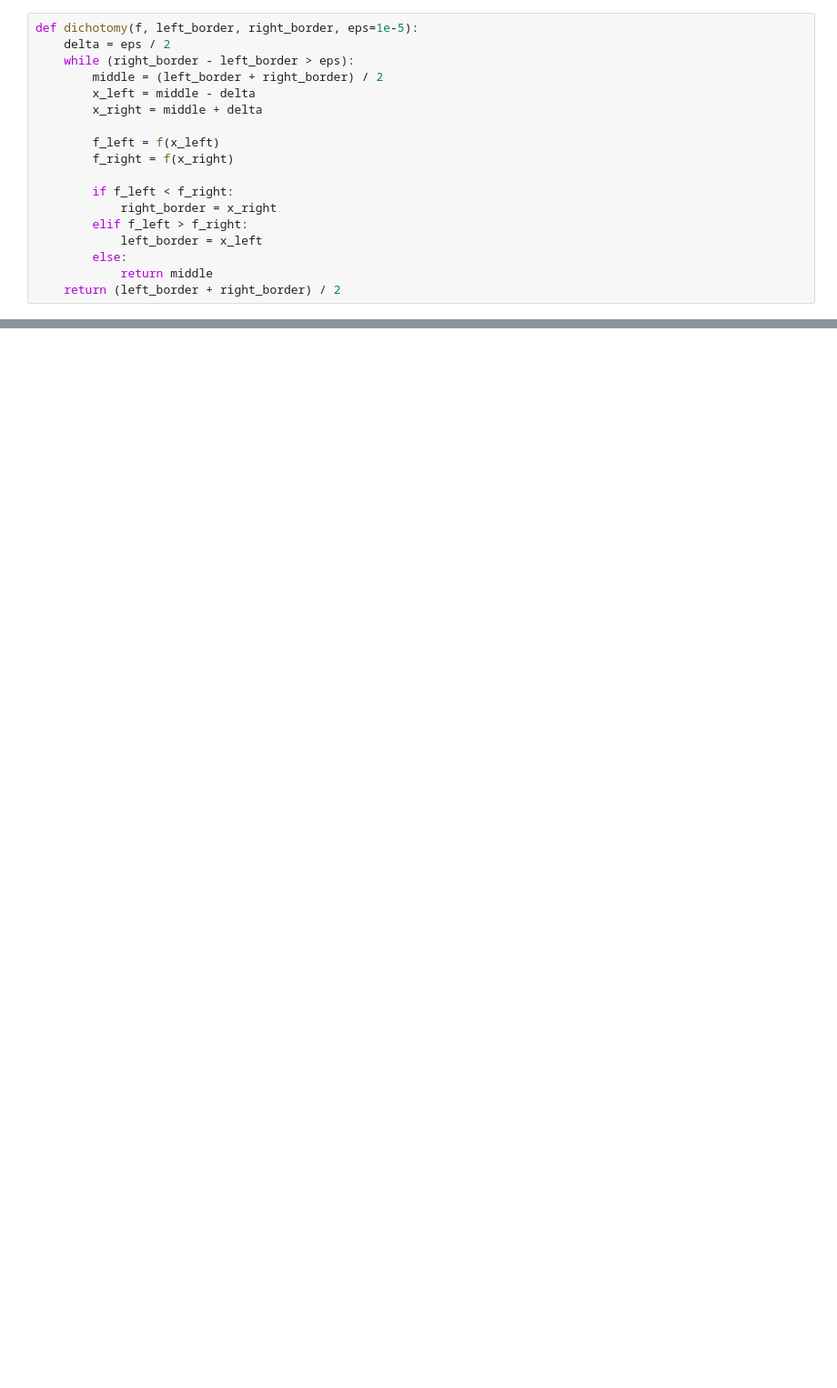
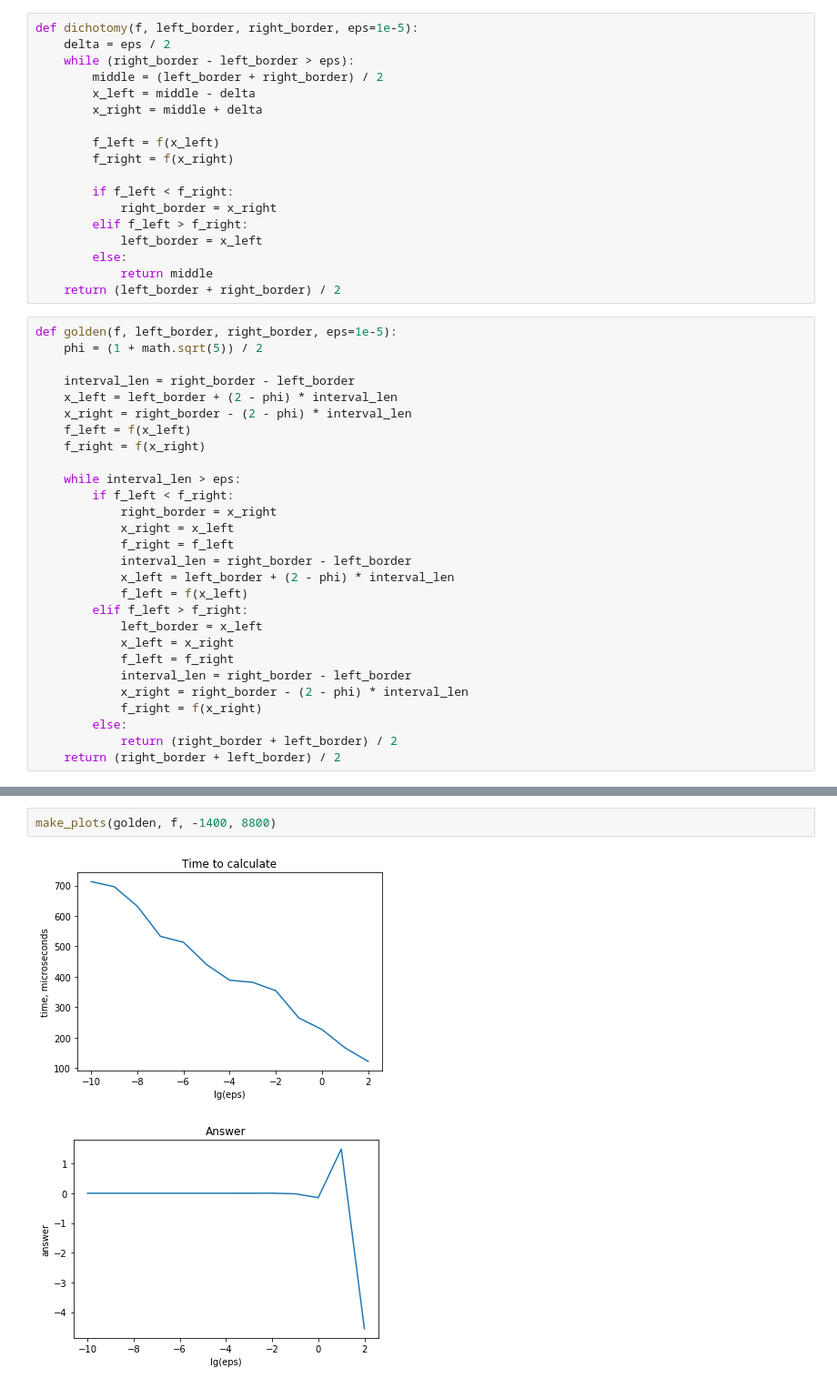
Before and after one commit to KokorinIlya/optimization_methods, a Jupyter notebook: HW1/Kokorin.ipynb, the cells around one changed output, grey strips where cells are left out. Shown: that part at 91% size. Cells and saved outputs as stored; diff of their text form; blank space fills up the shorter version.

Commit message:
golden added

```diff
--- a/HW1/Kokorin.ipynb
+++ b/HW1/Kokorin.ipynb
@@ -21,6 +22,34 @@ def dichotomy(f, left_border, right_border, eps=1e-5):
         else:
             return middle
     return (left_border + right_border) / 2
+# %%
+def golden(f, left_border, right_border, eps=1e-5):
+    phi = (1 + math.sqrt(5)) / 2
+
+    interval_len = right_border - left_border
+    x_left = left_border + (2 - phi) * interval_len
+    x_right = right_border - (2 - phi) * interval_len
+    f_left = f(x_left)
+    f_right = f(x_right)
+
+    while interval_len > eps:
+        if f_left < f_right:
+            right_border = x_right
+            x_right = x_left
+            f_right = f_left
+            interval_len = right_border - left_border
+            x_left = left_border + (2 - phi) * interval_len
+            f_left = f(x_left)
+        elif f_left > f_right:
+            left_border = x_left
+            x_left = x_right
+            f_left = f_right
+            interval_len = right_border - left_border
+            x_right = right_border - (2 - phi) * interval_len
+            f_right = f(x_right)
+        else:
+            return (right_border + left_border) / 2
+    return (right_border + left_border) / 2
 # %%
 def make_plots(method, f, left_border, right_border, e_min=2, e_max=-10, retry_count=1000):
     time = []
@@ -64,0 +96,5 @@ make_plots(dichotomy, f, -1400, 8800)
+# %%
+make_plots(golden, f, -1400, 8800)
+# %% [output]
+[figure, added]
+[figure, added]
```
Also changed, not shown: parts of 4 cells of this notebook.
